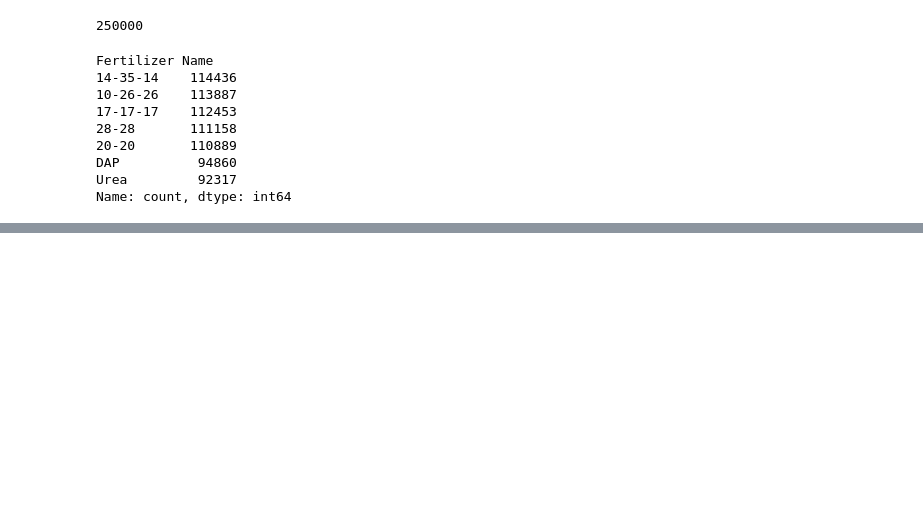
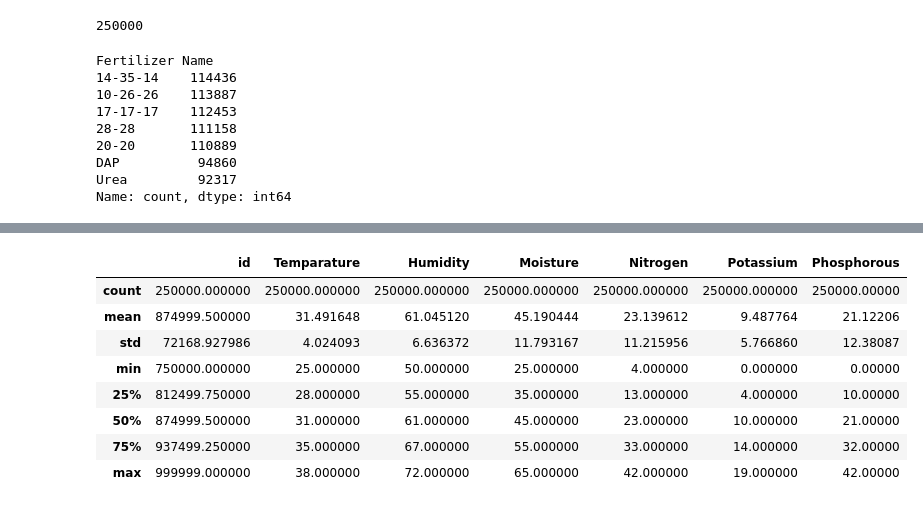
Before and after one commit to shashi3876/kaggle-Predicting-Optimal-Fertilizers, a Jupyter notebook: Initial_EDA.ipynb, the cells around one changed output, grey strips where cells are left out. Cells and saved outputs as stored; diff of their text form; code cells hidden in the pictures; blank space fills up the shorter version.

```diff
--- a/Initial_EDA.ipynb
+++ b/Initial_EDA.ipynb
@@ -62,0 +114,12 @@ sample_submission.to_csv('most_common.csv',index=False)
+# %%
+test.describe()
+# %% [output]
+|  | id | Temparature | Humidity | Moisture | Nitrogen | Potassium | Phosphorous |
+| count | 250000.000000 | 250000.000000 | 250000.000000 | 250000.000000 | 250000.000000 | 250000.000000 | 250000.00000 |
+| mean | 874999.500000 | 31.491648 | 61.045120 | 45.190444 | 23.139612 | 9.487764 | 21.12206 |
+| std | 72168.927986 | 4.024093 | 6.636372 | 11.793167 | 11.215956 | 5.766860 | 12.38087 |
+| min | 750000.000000 | 25.000000 | 50.000000 | 25.000000 | 4.000000 | 0.000000 | 0.00000 |
+| 25% | 812499.750000 | 28.000000 | 55.000000 | 35.000000 | 13.000000 | 4.000000 | 10.00000 |
+| 50% | 874999.500000 | 31.000000 | 61.000000 | 45.000000 | 23.000000 | 10.000000 | 21.00000 |
+| 75% | 937499.250000 | 35.000000 | 67.000000 | 55.000000 | 33.000000 | 14.000000 | 32.00000 |
+| max | 999999.000000 | 38.000000 | 72.000000 | 65.000000 | 42.000000 | 19.000000 | 42.00000 |
```
Also changed, not shown: parts of 18 cells of this notebook.
